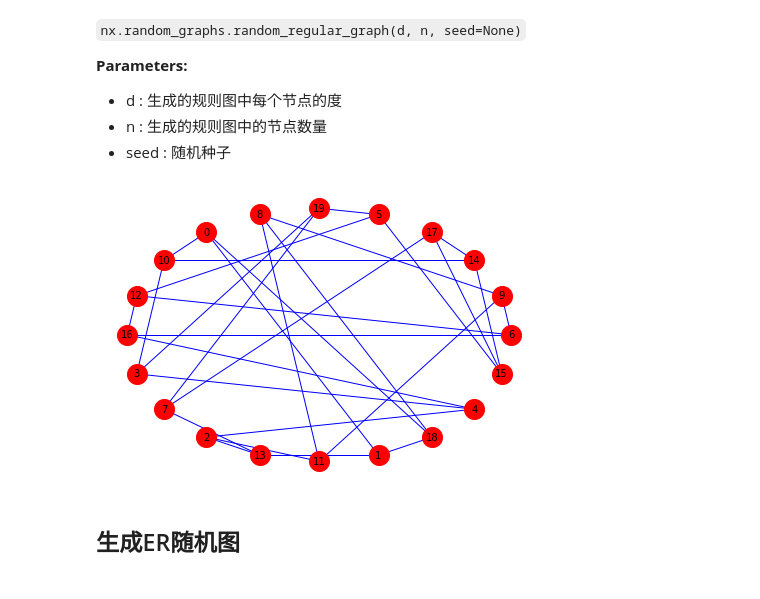
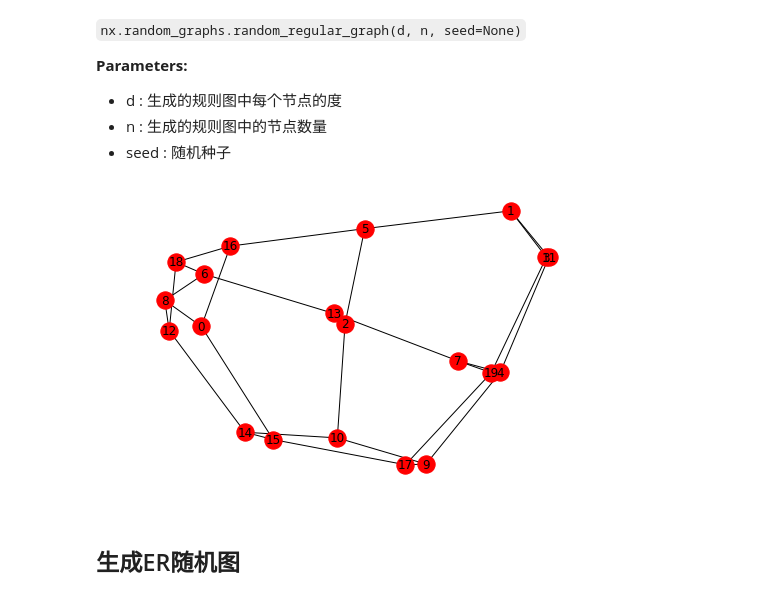
Before and after one commit to scottshufe/social-network-pattern-recognition-course, a Jupyter notebook: 第三讲实验代码/第三讲实验演示.ipynb, the cells around one changed output. Cells and saved outputs as stored; diff of their text form; code cells hidden in the pictures.

```diff
--- a/第三讲实验代码/第三讲实验演示.ipynb
+++ b/第三讲实验代码/第三讲实验演示.ipynb
@@ -27,19 +27,19 @@ nx.random_graphs.random_regular_graph(d, n, seed=None)
 # %%
 # 规则图
 # 生成一个有20个节点的规则图，每个节点有3个邻居节点。
 RG = nx.random_graphs.random_regular_graph(3, 20)
 
 # 布局，采用spectral布局
 pos1 = nx.spectral_layout(RG)
 pos2 = nx.shell_layout(RG)
 pos3 = nx.circular_layout(RG)
 pos4 = nx.spring_layout(RG)
 
-# 绘图——參數调整
-nx.draw(RG, pos2, with_labels=True, node_color='red', edge_color='blue', font_size=10, node_size=400)
+# 绘图
+nx.draw(RG, pos1, with_labels=True)
 plt.show()
 # %% [output]
-[figure, old version]
+[figure, new version]
 # %% [markdown]
 ## 生成ER随机图
 # %% [markdown]
```
Also changed, not shown: parts of 12 cells of this notebook.
